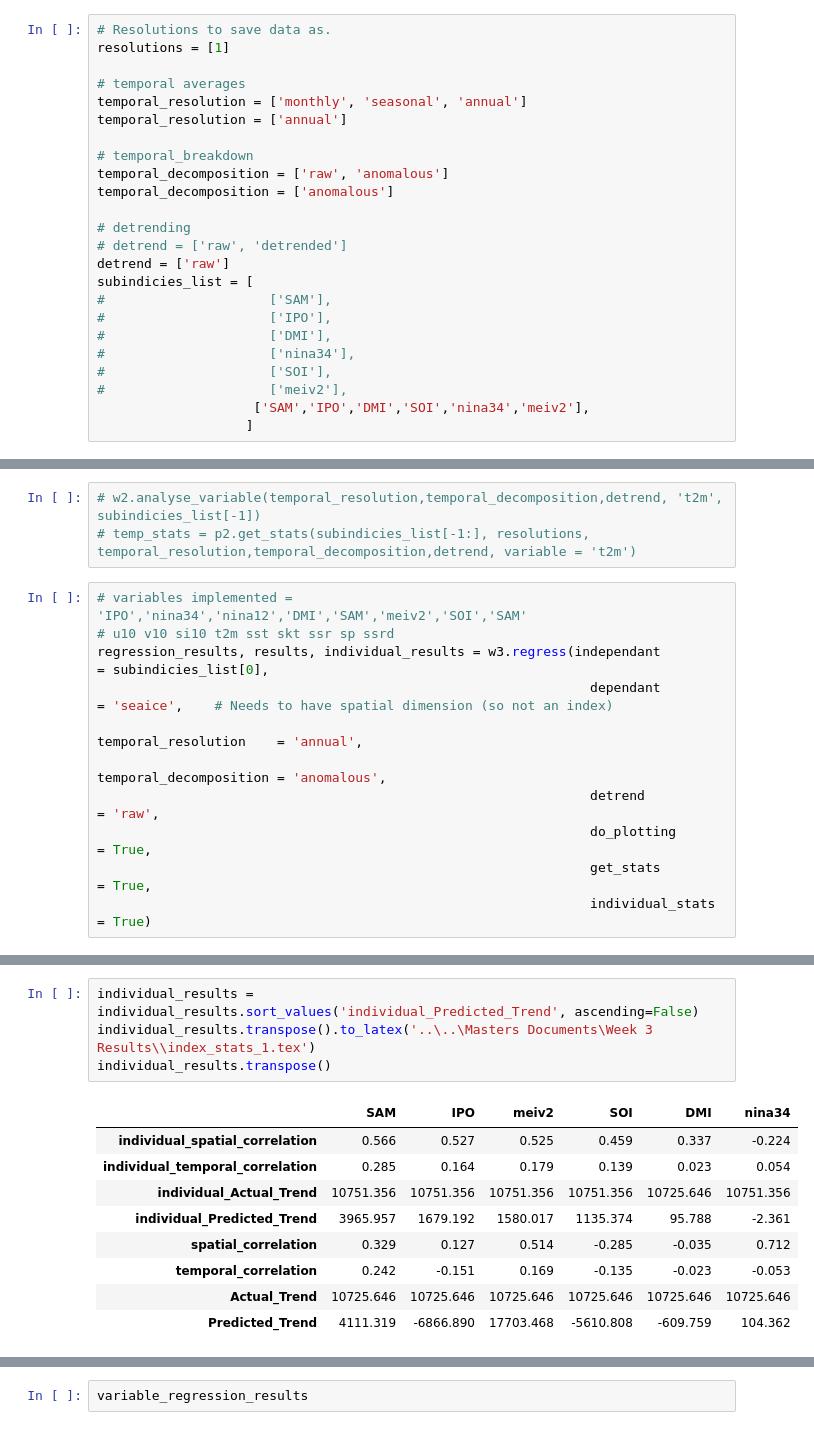
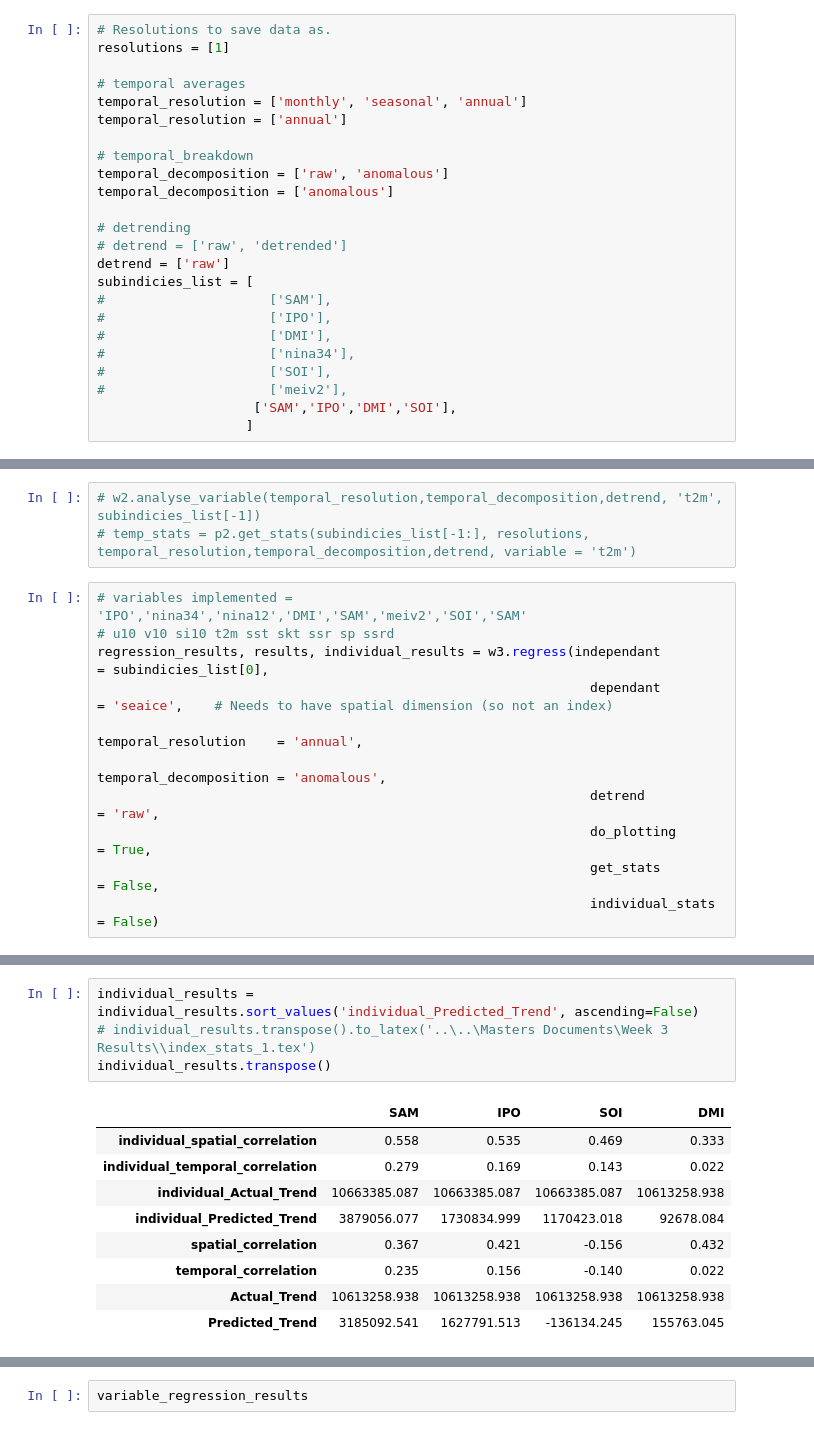
Before and after one commit to hjelleyman/Antarctica-M.1, a Jupyter notebook: Week 3.ipynb, the cells around one changed output, grey strips where cells are left out. Cells and saved outputs as stored; diff of their text form.

Commit message:
end of week 3

```diff
--- a/Week 3.ipynb
+++ b/Week 3.ipynb
@@ -33,7 +33,7 @@ subindicies_list = [
 #                     ['nina34'],
 #                     ['SOI'],
 #                     ['meiv2'],
-                    ['SAM','IPO','DMI','SOI','nina34','meiv2'],
+                    ['SAM','IPO','DMI','SOI'],
                    ]
 # %%
 # p2.individual_main_stacked(subindicies_list, resolutions, temporal_resolution,temporal_decomposition,detrend)
@@ -52,8 +52,8 @@ regression_results, results, individual_results = w3.regress(independant
                                                                temporal_decomposition = 'anomalous',
                                                                detrend                = 'raw',
                                                                do_plotting            = True,
-                                                               get_stats              = True,
-                                                               individual_stats       = True)
+                                                               get_stats              = False,
+                                                               individual_stats       = False)
 # %% [output]
 Finding coefficients
 Predicting SIC
@@ -84,18 +75,18 @@ Actual_Trend           10725.646
 dtype: float64
 # %%
 individual_results = individual_results.sort_values('individual_Predicted_Trend', ascending=False)
-individual_results.transpose().to_latex('..\..\Masters Documents\Week 3 Results\\index_stats_1.tex')
+# individual_results.transpose().to_latex('..\..\Masters Documents\Week 3 Results\\index_stats_1.tex')
 individual_results.transpose()
 # %% [output]
-|  | SAM | IPO | meiv2 | SOI | DMI | nina34 |
-| individual_spatial_correlation | 0.566 | 0.527 | 0.525 | 0.459 | 0.337 | -0.224 |
-| individual_temporal_correlation | 0.285 | 0.164 | 0.179 | 0.139 | 0.023 | 0.054 |
-| individual_Actual_Trend | 10751.356 | 10751.356 | 10751.356 | 10751.356 | 10725.646 | 10751.356 |
-| individual_Predicted_Trend | 3965.957 | 1679.192 | 1580.017 | 1135.374 | 95.788 | -2.361 |
-| spatial_correlation | 0.329 | 0.127 | 0.514 | -0.285 | -0.035 | 0.712 |
-| temporal_correlation | 0.242 | -0.151 | 0.169 | -0.135 | -0.023 | -0.053 |
-| Actual_Trend | 10725.646 | 10725.646 | 10725.646 | 10725.646 | 10725.646 | 10725.646 |
-| Predicted_Trend | 4111.319 | -6866.890 | 17703.468 | -5610.808 | -609.759 | 104.362 |
+|  | SAM | IPO | SOI | DMI |
+| individual_spatial_correlation | 0.558 | 0.535 | 0.469 | 0.333 |
+| individual_temporal_correlation | 0.279 | 0.169 | 0.143 | 0.022 |
+| individual_Actual_Trend | 10663385.087 | 10663385.087 | 10663385.087 | 10613258.938 |
+| individual_Predicted_Trend | 3879056.077 | 1730834.999 | 1170423.018 | 92678.084 |
+| spatial_correlation | 0.367 | 0.421 | -0.156 | 0.432 |
+| temporal_correlation | 0.235 | 0.156 | -0.140 | 0.022 |
+| Actual_Trend | 10613258.938 | 10613258.938 | 10613258.938 | 10613258.938 |
+| Predicted_Trend | 3185092.541 | 1627791.513 | -136134.245 | 155763.045 |
 # %%
 regression_results
 # %% [output]
```
Also changed, not shown: parts of 14 cells of this notebook, 4 other files.
